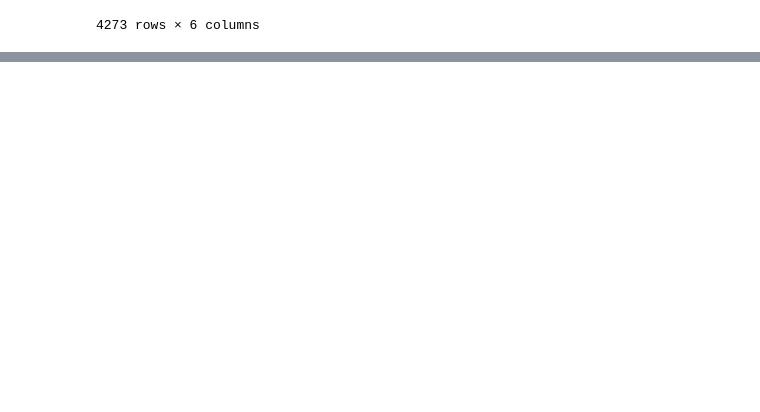
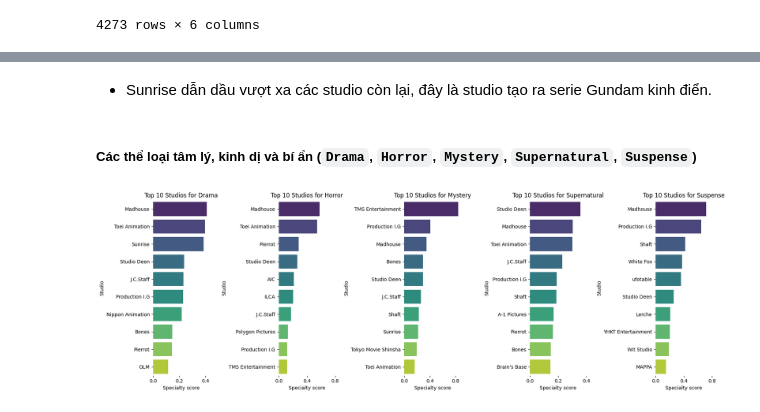
Before and after one commit to MinhHung7/Final_Project_DataScienceProgramming, a Jupyter notebook: studio_genre_specialty.ipynb, the cells around one changed output, grey strips where cells are left out. Saved outputs shown, nothing was run; the diff lists cells and outputs as text; code cells hidden in the pictures; blank space fills up the shorter version.

```diff
--- a/studio_genre_specialty.ipynb
+++ b/studio_genre_specialty.ipynb
@@ -368,0 +339,9 @@ Nhận xét:
+# %% [markdown]
+- Sunrise dẫn dầu vượt xa các studio còn lại, đây là studio tạo ra serie Gundam kinh điển.
+# %% [markdown]
+##### Các thể loại tâm lý, kinh dị và bí ẩn (`Drama`, `Horror`, `Mystery`, `Supernatural`, `Suspense`)
+# %%
+genres = ['Drama', 'Horror', 'Mystery', 'Supernatural', 'Suspense']
+drar_bar_chart(grouped_df, genres, 10, 5)
+# %% [output]
+[figure, added]
```
Also changed, not shown: parts of 38 cells of this notebook.
